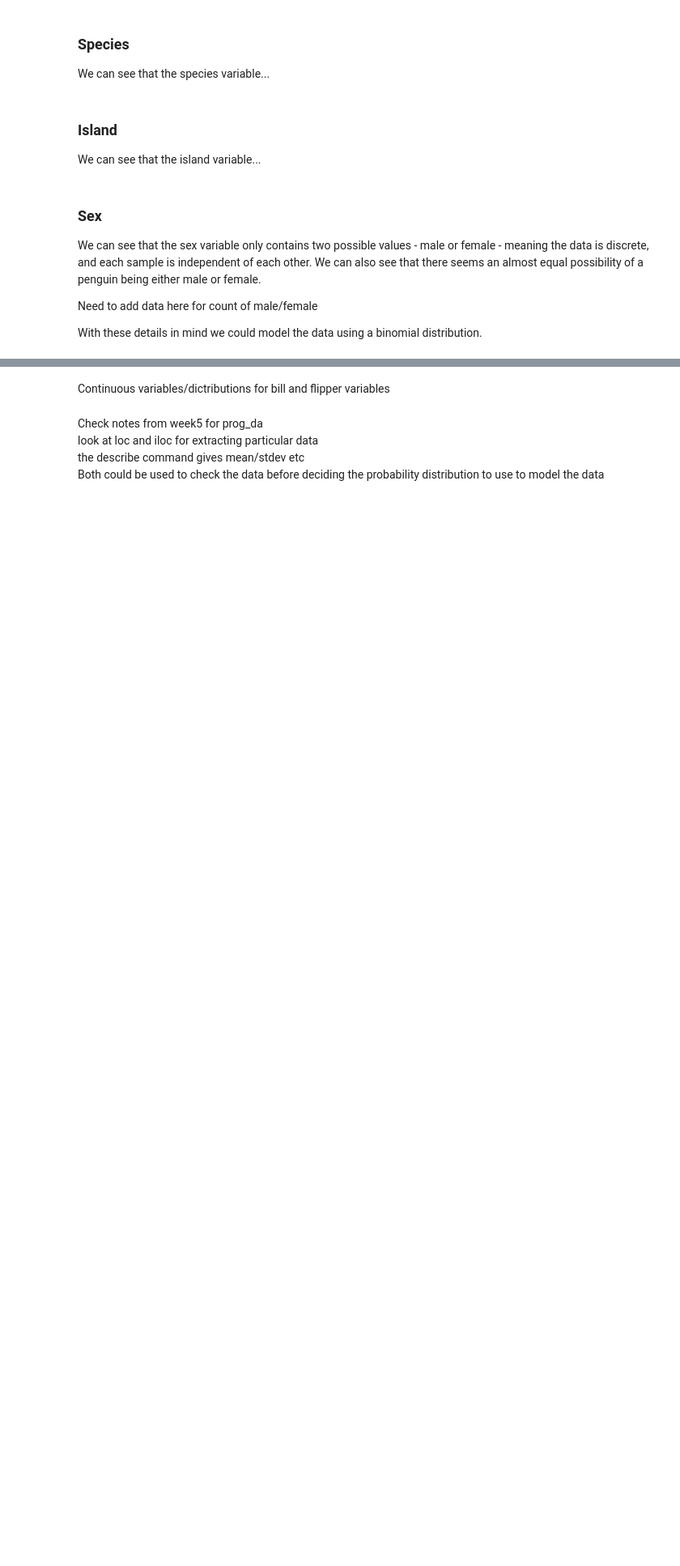
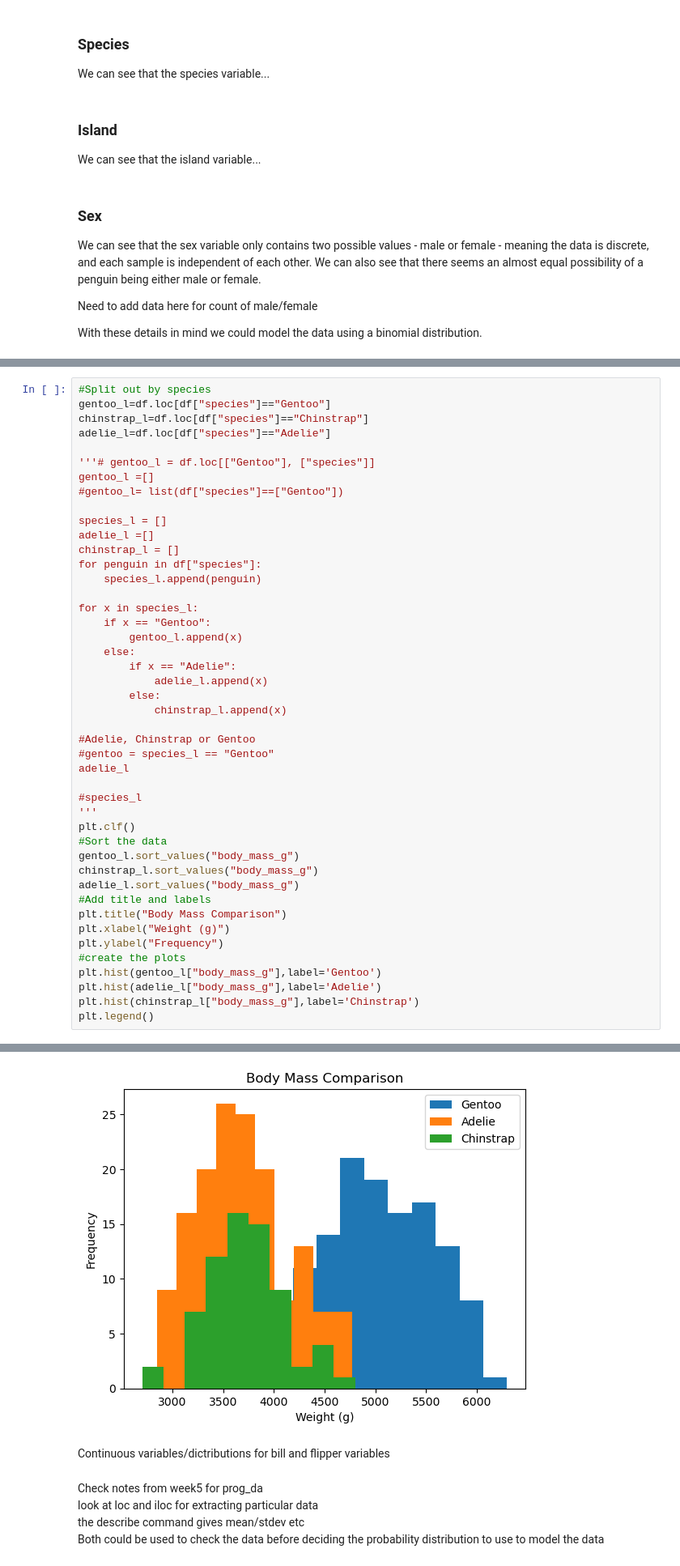
Before and after one commit to PeeBs68/fund_da, a Jupyter notebook: tasks.ipynb, the cells around one changed output, grey strips where cells are left out. Shown at 81% size. Drawn from its saved outputs; the diff is of its cells as text; blank space fills up the shorter version.

```diff
--- a/tasks.ipynb
+++ b/tasks.ipynb
@@ -224,0 +252,46 @@ Number of females = 4978
+# %%
+#Split out by species
+gentoo_l=df.loc[df["species"]=="Gentoo"]
+chinstrap_l=df.loc[df["species"]=="Chinstrap"]
+adelie_l=df.loc[df["species"]=="Adelie"]
+
+'''# gentoo_l = df.loc[["Gentoo"], ["species"]]
+gentoo_l =[]
+#gentoo_l= list(df["species"]==["Gentoo"])
+
+species_l = []
+adelie_l =[]
+chinstrap_l = []
+for penguin in df["species"]:
+    species_l.append(penguin)
+
+for x in species_l:
+    if x == "Gentoo":
+        gentoo_l.append(x)
+    else:
+        if x == "Adelie":
+            adelie_l.append(x)
+        else:
+            chinstrap_l.append(x)
+
+#Adelie, Chinstrap or Gentoo
+#gentoo = species_l == "Gentoo"
+adelie_l
+
+#species_l
+'''
+plt.clf()
+#Sort the data
+gentoo_l.sort_values("body_mass_g")
+chinstrap_l.sort_values("body_mass_g")
+adelie_l.sort_values("body_mass_g")
+#Add title and labels
+plt.title("Body Mass Comparison")
+plt.xlabel("Weight (g)")
+plt.ylabel("Frequency")
+#create the plots
+plt.hist(gentoo_l["body_mass_g"],label='Gentoo')
+plt.hist(adelie_l["body_mass_g"],label='Adelie')
+plt.hist(chinstrap_l["body_mass_g"],label='Chinstrap')
+plt.legend()
+# %% [output]
@@ -225,3 +299,4 @@ Number of females = 4978
+[figure, added]
 # %% [markdown]
 Continuous variables/dictributions for bill and flipper variables
 # %% [markdown]
```
Also changed, not shown: parts of 5 cells of this notebook.
